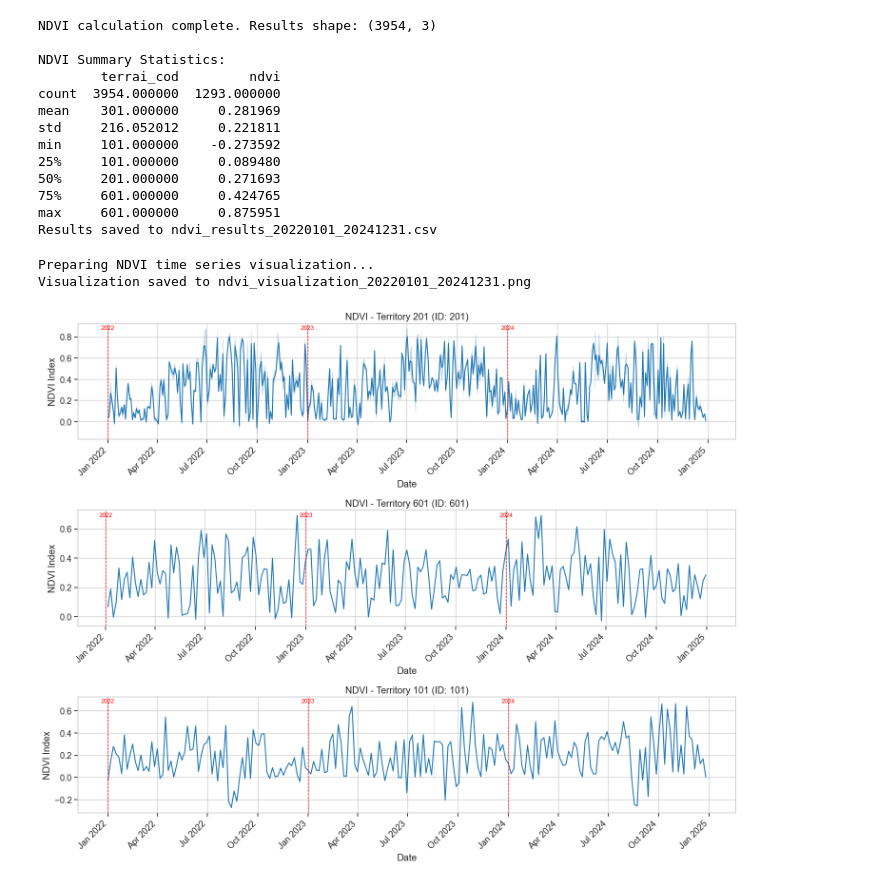
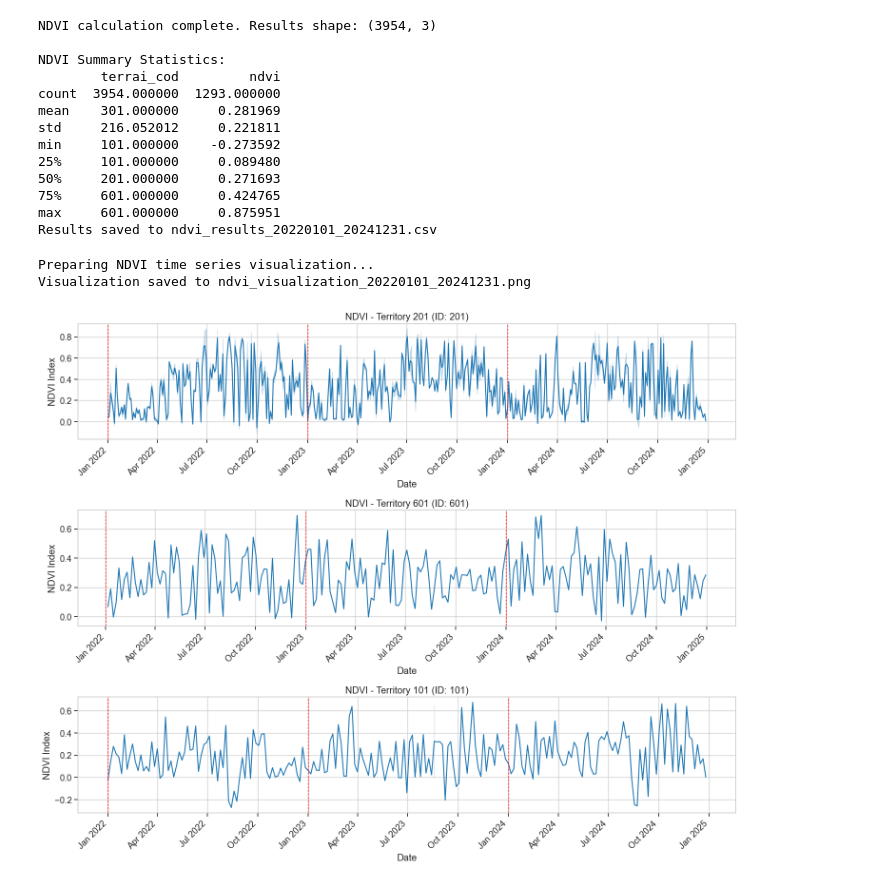
Before and after one commit to erickfaria/remoteSensingGEE, a Jupyter notebook: ndvi.ipynb, the cells around one changed output. Cells and saved outputs as stored; diff of their text form; code cells hidden in the pictures.

```diff
--- a/ndvi.ipynb
+++ b/ndvi.ipynb
@@ -133,41 +133,32 @@ for i, territory_id in enumerate(territories_to_plot):
     # Get the minimum and maximum years in the data
     min_year = territory_data['date'].dt.year.min()
     max_year = territory_data['date'].dt.year.max()
 
     # Draw a vertical line at the start of each year
     for year in range(min_year, max_year + 1):
         year_start_date = pd.to_datetime(f'{year}-01-01')
         # Check if the year date is within our data range
         if (year_start_date >= territory_data['date'].min()) and (year_start_date <= territory_data['date'].max()):
             axes[i].axvline(
                 year_start_date,
                 color='red',       # Red line
                 linestyle='--',    # Dashed line
                 linewidth=1        # Line width
             )
 
-            # Add year label above the line
-            axes[i].text(
-                year_start_date,  # x position
-                axes[i].get_ylim()[1] * 0.98,  # y position (near the top)
-                str(year),        # Text (the year)
-                ha='center',      # Horizontal alignment
-                va='top',         # Vertical alignment
-                color='red',      # Text color
-                fontsize=9        # Font size
-            )
+            # The text block has been removed
 
 # Adjust spacing between subplots to prevent overlap
 plt.tight_layout()
 
 # Save the visualization as a high-resolution image
 file_name = f"ndvi_visualization_{start_date.replace('-', '')}_{end_date.replace('-', '')}.png"
 fig.savefig(file_name, dpi=300, bbox_inches='tight')
 print(f"Visualization saved to {file_name}")
 
 # Display the plots
 plt.show()
 # %% [output]
 Preparing NDVI time series visualization...
 Visualization saved to ndvi_visualization_20220101_20241231.png
-[figure, old version]
+[figure, new version]
```
